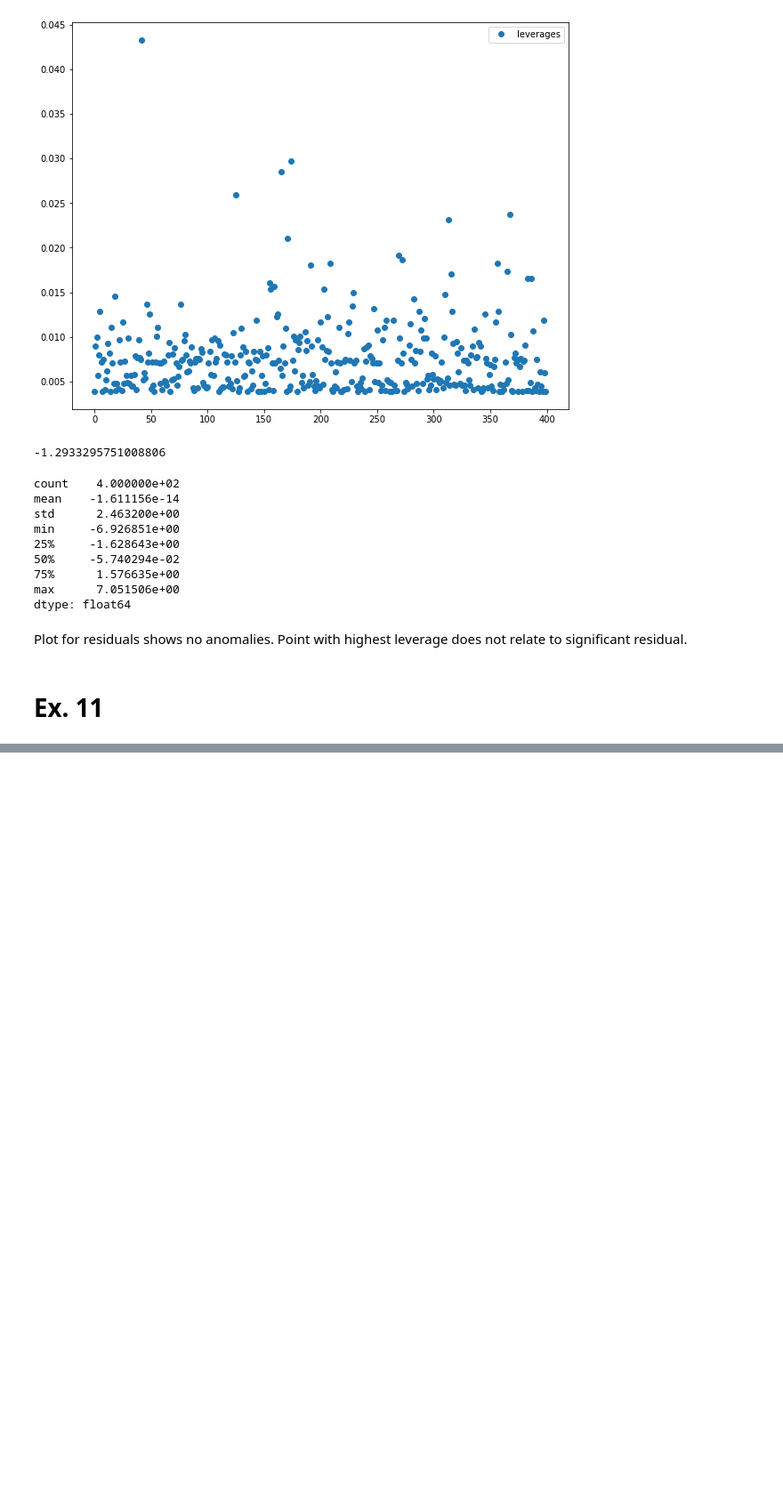
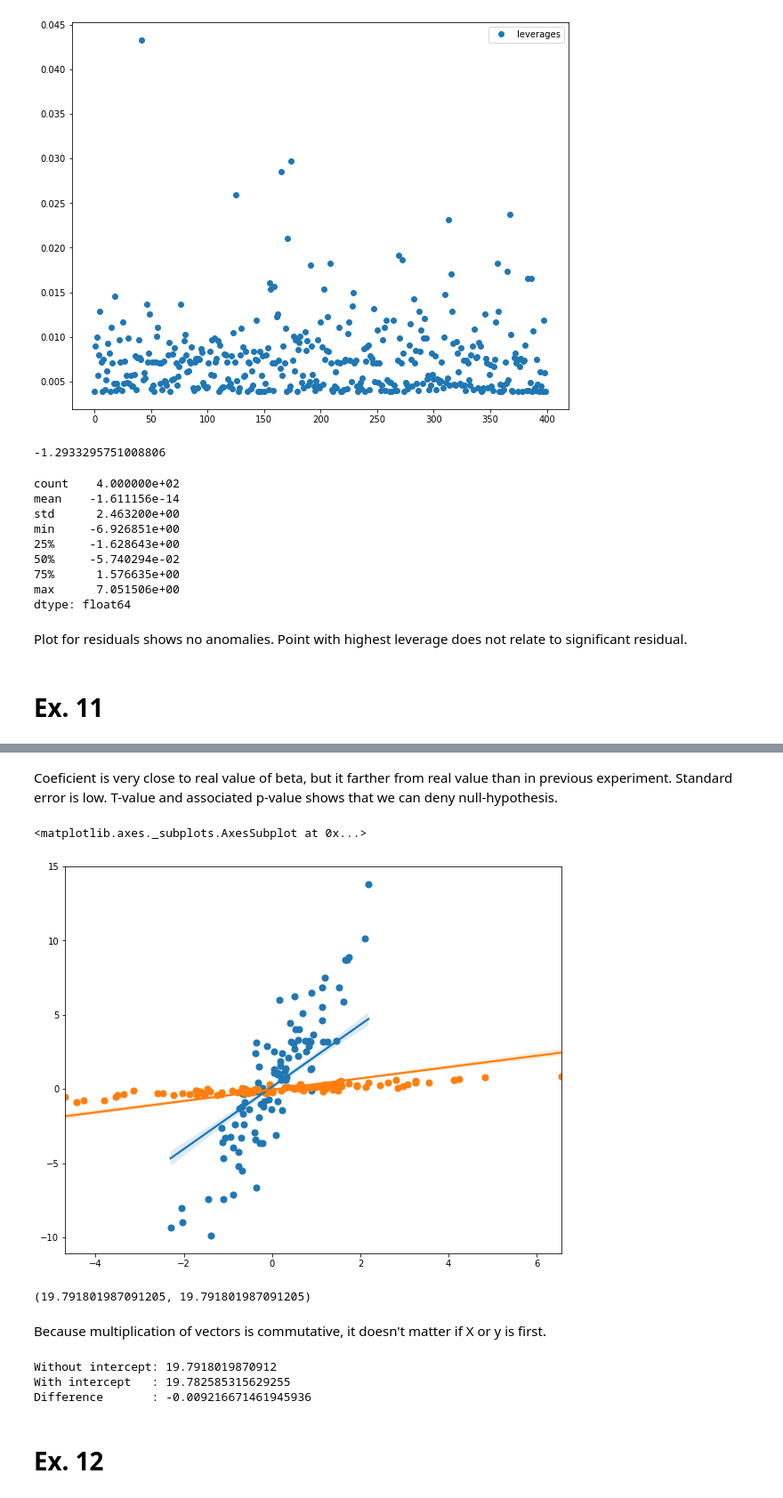
Before and after one commit to vivialprt/ISLR, a Jupyter notebook: Chapter3/Solution.ipynb, the cells around one changed output, grey strips where cells are left out. Shown at 89% size. Saved outputs shown, nothing was run; the diff lists cells and outputs as text; code cells hidden in the pictures; blank space fills up the shorter version.

```diff
--- a/Chapter3/Solution.ipynb
+++ b/Chapter3/Solution.ipynb
@@ -706,0 +707,3 @@ Coeficient is very close to real value of beta. Standard error is close to diffe
+# %%
+simple_model_xony = sm.OLS(X, y).fit()
+simple_model_xony.summary()
@@ -706,0 +729,9 @@ Coeficient is very close to real value of beta. Standard error is close to diffe
+# %% [markdown]
+Coeficient is very close to real value of beta, but it farther from real value than in previous experiment. Standard error is low. T-value and associated p-value shows that we can deny null-hypothesis.
+# %%
+plt.figure(figsize=(10, 8))
+sns.regplot(X, y, x_estimator=simple_model_yonx.predict)
+sns.regplot(y, X, x_estimator=simple_model_xony.predict)
+# %% [output]
+<matplotlib.axes._subplots.AxesSubplot at 0x...>
+[figure, added]
@@ -706,0 +741,17 @@ Coeficient is very close to real value of beta. Standard error is close to diffe
+# %%
+t(X, y), t(y, X)
+# %% [output]
+(19.791801987091205, 19.791801987091205)
+# %% [markdown]
+Because multiplication of vectors is commutative, it doesn't matter if X or y is first.
+# %%
+simple_model_with_interept = sm.OLS(y, sm.add_constant(X)).fit()
+print(f'Without intercept: {simple_model_yonx.tvalues[0]}')
+print(f'With intercept   : {simple_model_with_interept.tvalues[1]}')
+print(f'Difference       : {simple_model_with_interept.tvalues[1] - simple_model_yonx.tvalues[0]}')
+# %% [output]
+Without intercept: 19.7918019870912
+With intercept   : 19.782585315629255
+Difference       : -0.009216671461945936
+# %% [markdown]
+# Ex. 12
```
Also changed, not shown: parts of 70 cells of this notebook.
